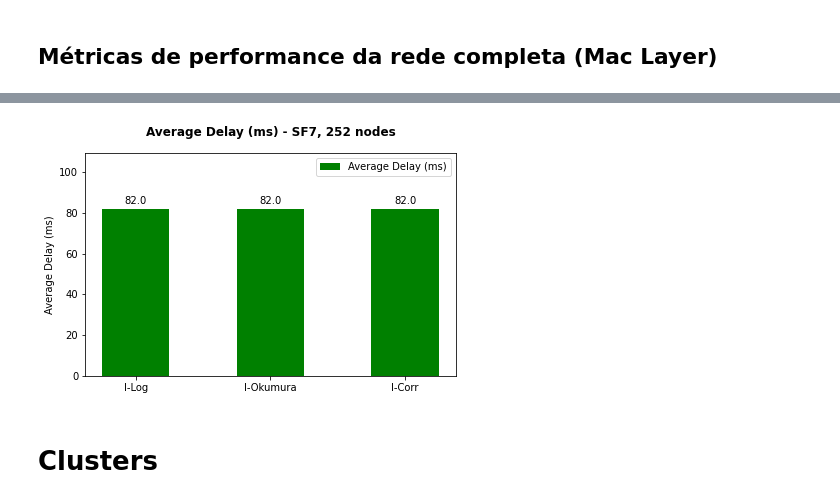
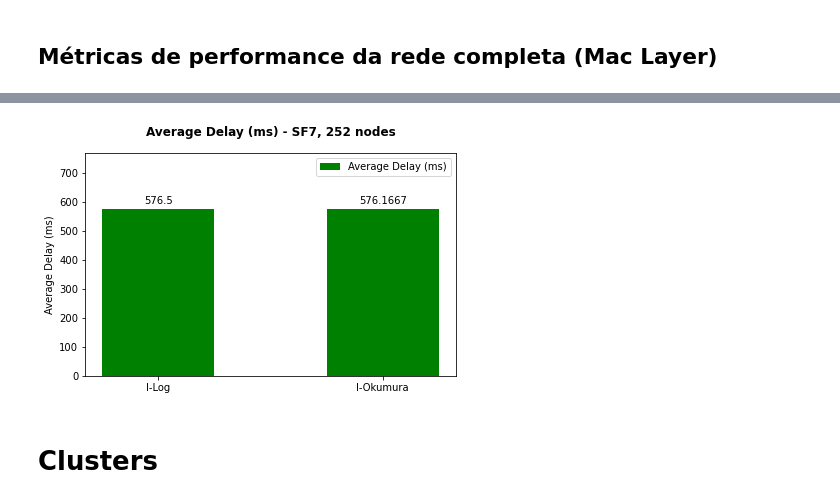
Before and after one commit to wasp-lahis/ns3-bmap, a Jupyter notebook: NS3/lorawan-experiments/smart-campus-applications/analyse_results/unicamp_scenario_analisys.ipynb, the cells around one changed output, grey strips where cells are left out. Drawn from its saved outputs; the diff is of its cells as text; code cells hidden in the pictures.

Commit message:
new lorawan simulations

```diff
--- a/NS3/lorawan-experiments/smart-campus-applications/analyse_results/unicamp_scenario_analisys.ipynb
+++ b/NS3/lorawan-experiments/smart-campus-applications/analyse_results/unicamp_scenario_analisys.ipynb
@@ -571,9 +739,9 @@ plt.show()
 # ----- Open Datasets - Camada MAC
 
 file = "net_results.txt"
-path_cenario_0 = current_path + "/smart-campus-applications/simulations/01/" + file
-path_cenario_1 = current_path + "/smart-campus-applications/simulations/02/" + file
-path_cenario_2 = current_path + "/smart-campus-applications/simulations/03/" + file
+path_cenario_0 = current_path + "/smart-campus-applications/simulations/16/" + file
+path_cenario_1 = current_path + "/smart-campus-applications/simulations/17/" + file
+# path_cenario_2 = current_path + "/smart-campus-applications/simulations/03/" + file
 # path_cenario_3 = current_path + "/simulations/05/" + file
 
 net_0_df = pd.read_csv(path_cenario_0, header=None)
@@ -586,10 +754,10 @@ net_1_df.columns = ["nSent", "nReceiv", "PER", "PLR", "PDR"]
 print("SHAPE:", net_1_df.shape)
 net_1_df.head()
 
-net_2_df = pd.read_csv(path_cenario_2, header=None)
-net_2_df.columns = ["nSent", "nReceiv", "PER", "PLR", "PDR"]
-print("SHAPE:", net_2_df.shape)
-net_2_df.head()
+# net_2_df = pd.read_csv(path_cenario_2, header=None)
+# net_2_df.columns = ["nSent", "nReceiv", "PER", "PLR", "PDR"]
+# print("SHAPE:", net_2_df.shape)
+# net_2_df.head()
 
 # net_3_df = pd.read_csv(path_cenario_3, header=None)
 # net_3_df.columns = ["nSent", "nReceiv", "PER", "PLR", "PDR"]
@@ -610,9 +773,9 @@ SHAPE: (10, 5)
 # net_2_df = net_2_df.iloc[1:].head()
 # %%
 # labels = ['1 ano', '30d - 30min', '30d -10min']
-labels = ['I-Corr', 'II-Corr', 'III-Corr']
+labels = ['I-Okum', 'II-Okum']
 
-pdr = [net_0_df['PDR'].mean(), net_1_df['PDR'].mean(), net_2_df['PDR'].mean()]
+pdr = [net_0_df['PDR'].mean(), net_1_df['PDR'].mean()]
 
 x = np.arange(len(labels))  # the label locations
 width = 0.5  # the width of the bars
@@ -623,7 +786,7 @@ rects1 = ax.bar(x, pdr, width, label='PDR')
 
 # Add some text for labels, title and custom x-axis tick labels, etc.
 ax.set_ylabel('PDR')
-ax.set_title('Global performance at MAC level of the whole network \n- SF7, 252, 372, 522 nodes', fontweight='bold', fontsize=12, y=1.05)
+ax.set_title('Global performance at MAC level of the whole network \n', fontweight='bold', fontsize=12, y=1.05)
 ax.set_xticks(x)
 ax.set_xticklabels(labels)
 # ax.set_xlim([0, 1])
@@ -655,9 +818,9 @@ fig.savefig('mac_performance.png',bbox_inches='tight')
 # ----- Open Datasets - Camada Delay
 
 file = "delay_results.txt"
-path_cenario_0 = current_path + "/smart-campus-applications/simulations/01/" + file
-path_cenario_1 = current_path + "/smart-campus-applications/simulations/02/" + file
-path_cenario_2 = current_path + "/smart-campus-applications/simulations/03/" + file
+path_cenario_0 = current_path + "/smart-campus-applications/simulations/16/" + file
+path_cenario_1 = current_path + "/smart-campus-applications/simulations/17/" + file
+# path_cenario_2 = current_path + "/smart-campus-applications/simulations/03/" + file
 # path_cenario_3 = current_path + "/simulations/05/" + file
 
 delay_0_df = pd.read_csv(path_cenario_0, header=None)
@@ -669,11 +832,11 @@ print("\nSHAPE:", net_0_df.shape)
 delay_1_df = pd.read_csv(path_cenario_1, header=None)
 delay_1_df.columns = ["sent", "receive", "average_delay_s", "average_delay_ns", "delay_p_sf_ns"]
 print("SHAPE:", delay_1_df.shape)
-# delay_1_df.head()
+delay_1_df.head()
 
-delay_2_df = pd.read_csv(path_cenario_2, header=None)
-delay_2_df.columns = ["sent", "receive", "average_delay_s", "average_delay_ns", "delay_p_sf_ns"]
-print("SHAPE:", delay_2_df.shape)
+# delay_2_df = pd.read_csv(path_cenario_2, header=None)
+# delay_2_df.columns = ["sent", "receive", "average_delay_s", "average_delay_ns", "delay_p_sf_ns"]
+# print("SHAPE:", delay_2_df.shape)
 # delay_2_df.head()
 
 # delay_3_df = pd.read_csv(path_cenario_3, header=None)
@@ -692,10 +860,9 @@ SHAPE: (10, 5)
 # %%
 # labels = ['11 bytes', '51 bytes', '222 bytes']
 # labels = ['Cenario I', 'Cenario II']
-labels = ['I-Log', 'I-Okumura', 'I-Corr']
+labels = ['I-Log', 'I-Okumura']
 
-delay = [delay_0_df['average_delay_s'].mean(), delay_1_df['average_delay_s'].mean(),
-         delay_2_df['average_delay_s'].mean()]
+delay = [delay_0_df['average_delay_s'].mean(), delay_1_df['average_delay_s'].mean()]
 
 x = np.arange(len(labels))  # the label locations
 width = 0.5  # the width of the bars
@@ -705,34 +872,34 @@ rects1 = ax.bar(x, delay, width, label='Average Delay (ms)', color='green')
 
 
 # Add some text for labels, title and custom x-axis tick labels, etc.
 ax.set_ylabel('Average Delay (ms)')
 ax.set_title('Average Delay (ms) - SF7, 252 nodes', fontweight='bold', fontsize=12, y=1.05)
 ax.set_xticks(x)
 ax.set_xticklabels(labels)
 ax.set_ylim([0, max(delay) + max(delay)/3])
 ax.legend()
 
 
 def autolabel(rects):
     """Attach a text label above each bar in *rects*, displaying its height."""
     for rect in rects:
         height = rect.get_height()
         ax.annotate('{}'.format(round(height,4)),
                     xy=(rect.get_x() + rect.get_width() / 2, height),
                     xytext=(0, 3),  # 3 points vertical offset
                     textcoords="offset points",
                     ha='center', va='bottom')
 
 
 autolabel(rects1)
 
 
 fig.tight_layout()
 
 plt.show()
 fig.savefig('delay_performance.png',bbox_inches='tight')
 # %% [output]
-[figure, old version]
+[figure, new version]
 # %% [markdown]
 # Clusters
 # %%
```
Also changed, not shown: parts of 22 cells of this notebook, 28 other files.
